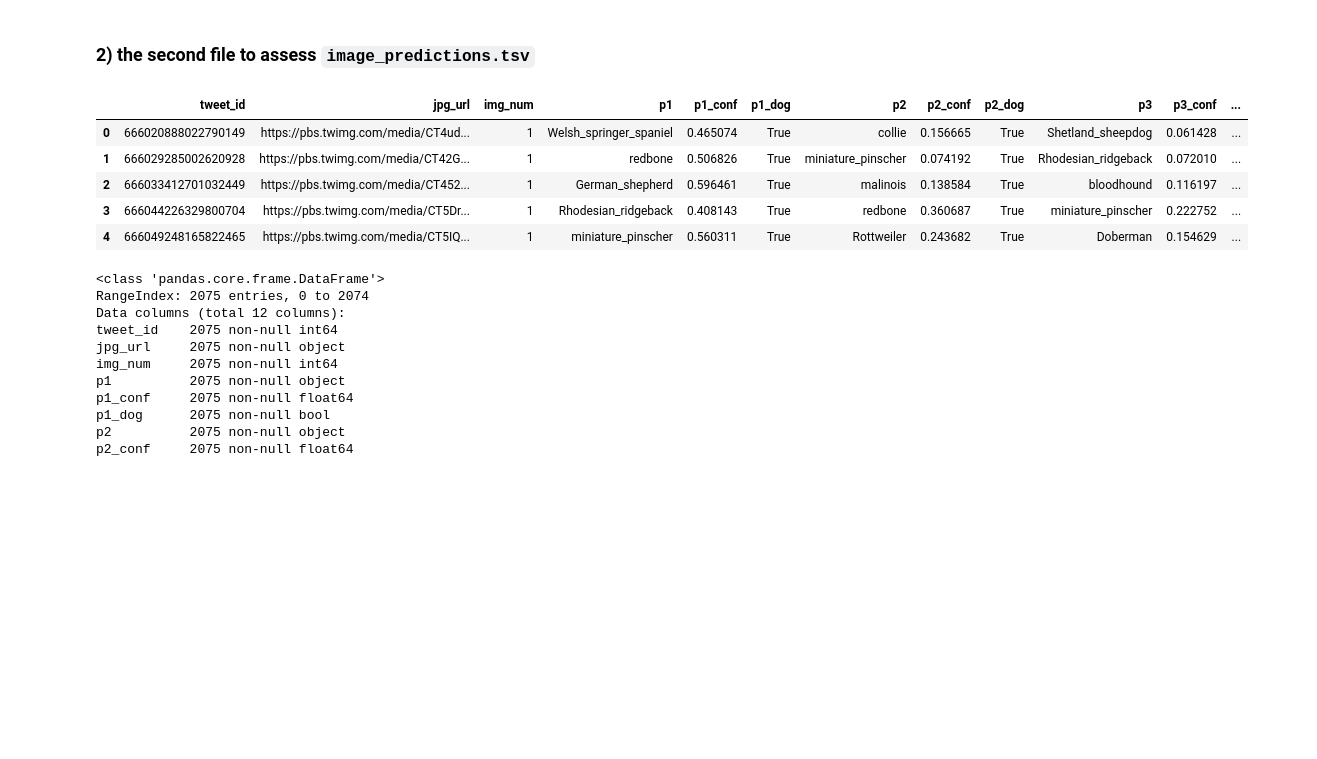
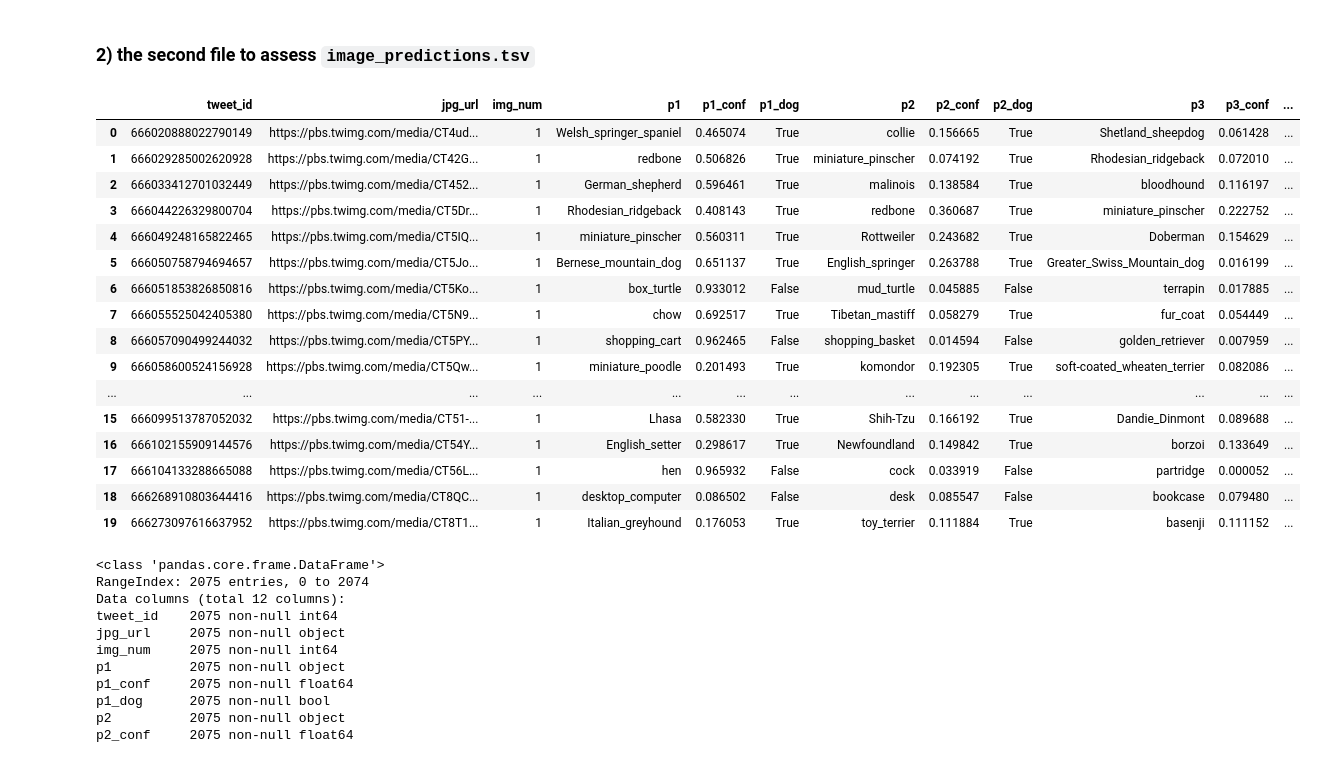
Before and after one commit to viktor-begun/Data_Analyst_Data-Wrangling, a Jupyter notebook: wrangle_act.ipynb, the cells around one changed output. Drawn from its saved outputs; the diff is of its cells as text; code cells hidden in the pictures; blank space fills up the shorter version.

```diff
--- a/wrangle_act.ipynb
+++ b/wrangle_act.ipynb
@@ -250,14 +278,25 @@ we need only original ratings (no retweets) that have images, however we have
 # %% [markdown]
 ### 2) the second file to assess `image_predictions.tsv`
 # %%
-img_predictions.head()
+img_predictions.head(20)
 # %% [output]
 |  | tweet_id | jpg_url | img_num | p1 | p1_conf | p1_dog | p2 | p2_conf | p2_dog | p3 | p3_conf | ... |
 | 0 | 666020888022790149 | https://pbs.twimg.com/media/CT4ud... | 1 | Welsh_springer_spaniel | 0.465074 | True | collie | 0.156665 | True | Shetland_sheepdog | 0.061428 | ... |
 | 1 | 666029285002620928 | https://pbs.twimg.com/media/CT42G... | 1 | redbone | 0.506826 | True | miniature_pinscher | 0.074192 | True | Rhodesian_ridgeback | 0.072010 | ... |
 | 2 | 666033412701032449 | https://pbs.twimg.com/media/CT452... | 1 | German_shepherd | 0.596461 | True | malinois | 0.138584 | True | bloodhound | 0.116197 | ... |
 | 3 | 666044226329800704 | https://pbs.twimg.com/media/CT5Dr... | 1 | Rhodesian_ridgeback | 0.408143 | True | redbone | 0.360687 | True | miniature_pinscher | 0.222752 | ... |
 | 4 | 666049248165822465 | https://pbs.twimg.com/media/CT5IQ... | 1 | miniature_pinscher | 0.560311 | True | Rottweiler | 0.243682 | True | Doberman | 0.154629 | ... |
+| 5 | 666050758794694657 | https://pbs.twimg.com/media/CT5Jo... | 1 | Bernese_mountain_dog | 0.651137 | True | English_springer | 0.263788 | True | Greater_Swiss_Mountain_dog | 0.016199 | ... |
+| 6 | 666051853826850816 | https://pbs.twimg.com/media/CT5Ko... | 1 | box_turtle | 0.933012 | False | mud_turtle | 0.045885 | False | terrapin | 0.017885 | ... |
+| 7 | 666055525042405380 | https://pbs.twimg.com/media/CT5N9... | 1 | chow | 0.692517 | True | Tibetan_mastiff | 0.058279 | True | fur_coat | 0.054449 | ... |
+| 8 | 666057090499244032 | https://pbs.twimg.com/media/CT5PY... | 1 | shopping_cart | 0.962465 | False | shopping_basket | 0.014594 | False | golden_retriever | 0.007959 | ... |
+| 9 | 666058600524156928 | https://pbs.twimg.com/media/CT5Qw... | 1 | miniature_poodle | 0.201493 | True | komondor | 0.192305 | True | soft-coated_wheaten_terrier | 0.082086 | ... |
+| ... | ... | ... | ... | ... | ... | ... | ... | ... | ... | ... | ... | ... |
+| 15 | 666099513787052032 | https://pbs.twimg.com/media/CT51-... | 1 | Lhasa | 0.582330 | True | Shih-Tzu | 0.166192 | True | Dandie_Dinmont | 0.089688 | ... |
+| 16 | 666102155909144576 | https://pbs.twimg.com/media/CT54Y... | 1 | English_setter | 0.298617 | True | Newfoundland | 0.149842 | True | borzoi | 0.133649 | ... |
+| 17 | 666104133288665088 | https://pbs.twimg.com/media/CT56L... | 1 | hen | 0.965932 | False | cock | 0.033919 | False | partridge | 0.000052 | ... |
+| 18 | 666268910803644416 | https://pbs.twimg.com/media/CT8QC... | 1 | desktop_computer | 0.086502 | False | desk | 0.085547 | False | bookcase | 0.079480 | ... |
+| 19 | 666273097616637952 | https://pbs.twimg.com/media/CT8T1... | 1 | Italian_greyhound | 0.176053 | True | toy_terrier | 0.111884 | True | basenji | 0.111152 | ... |
 # %%
 img_predictions.info()
 # %% [output]
```
Also changed, not shown: parts of 66 cells of this notebook.
